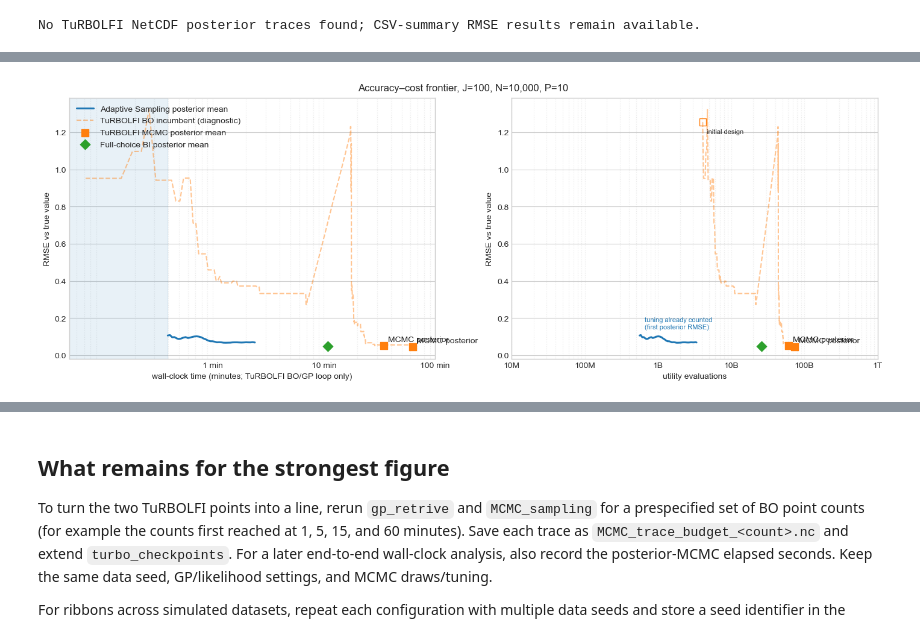
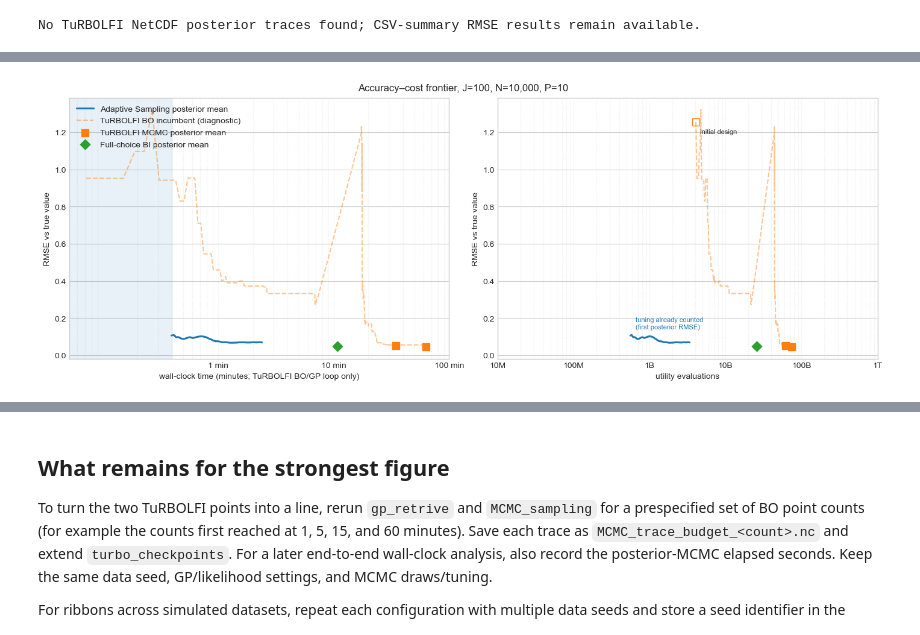
Before and after one commit to transp-or/TooManyAlternativesToHandle, a Jupyter notebook: results/fair_budget_adaptive_vs_turbolfi.ipynb, the cells around one changed output, grey strips where cells are left out. Drawn from its saved outputs; the diff is of its cells as text; code cells hidden in the pictures.

```diff
--- a/results/fair_budget_adaptive_vs_turbolfi.ipynb
+++ b/results/fair_budget_adaptive_vs_turbolfi.ipynb
@@ -562,32 +573,32 @@ for axis, cost, label in zip(
                  label='TuRBOLFI MCMC posterior mean', s=65, zorder=3)
     for _, row in valid_t.iterrows():
         x_checkpoint = row[cost] / 60 if cost == 'wall_s' else row[cost]
         # axis.annotate('MCMC posterior', (x_checkpoint, row.rmse),
-                      xytext=(5, 5), textcoords='offset points')
+                    #   xytext=(5, 5), textcoords='offset points')
 
     valid_bi = bi_current.dropna(subset=[cost])
     if not valid_bi.empty:
         x_bi = valid_bi[cost] / 60 if cost == 'wall_s' else valid_bi[cost]
         axis.scatter(x_bi, valid_bi.posterior_rmse, color=ESTIMATOR_COLORS['BI'],
                      marker=ESTIMATOR_MARKERS['BI'],
                      label='Full-choice BI posterior mean', s=70, zorder=3)
 
     axis.set_xscale('log')
     if cost == 'wall_s':
         axis.set_xticks([1, 10, 100])
         axis.set_xticklabels(['1 min', '10 min', '100 min'])
         axis.legend(loc='upper left')
     else:
         axis.set_xticks([1e7, 1e8, 1e9, 1e10, 1e11, 1e12])
         axis.set_xticklabels(['10M', '100M', '1B', '10B', '100B', '1T'])
     axis.grid(True, axis='x', which='both', linestyle=':', alpha=0.4)
     axis.set_xlabel(label)
     axis.set_ylabel('RMSE vs true value')
 
 fig.suptitle(f'Accuracy–cost frontier, J={J}, N={N:,}, P={P}')
 plot_dir = REPO / 'results' / 'plots'
 plot_dir.mkdir(parents=True, exist_ok=True)
 fig.savefig(plot_dir / f'accuracy_cost_comparison_J{J}_N{N // 1000}k_P{P}.png', dpi=400)
 plt.show()
 # %% [output]
-[figure, old version]
+[figure, new version]
```
Also changed, not shown: parts of 2 cells of this notebook, 15 other files.
